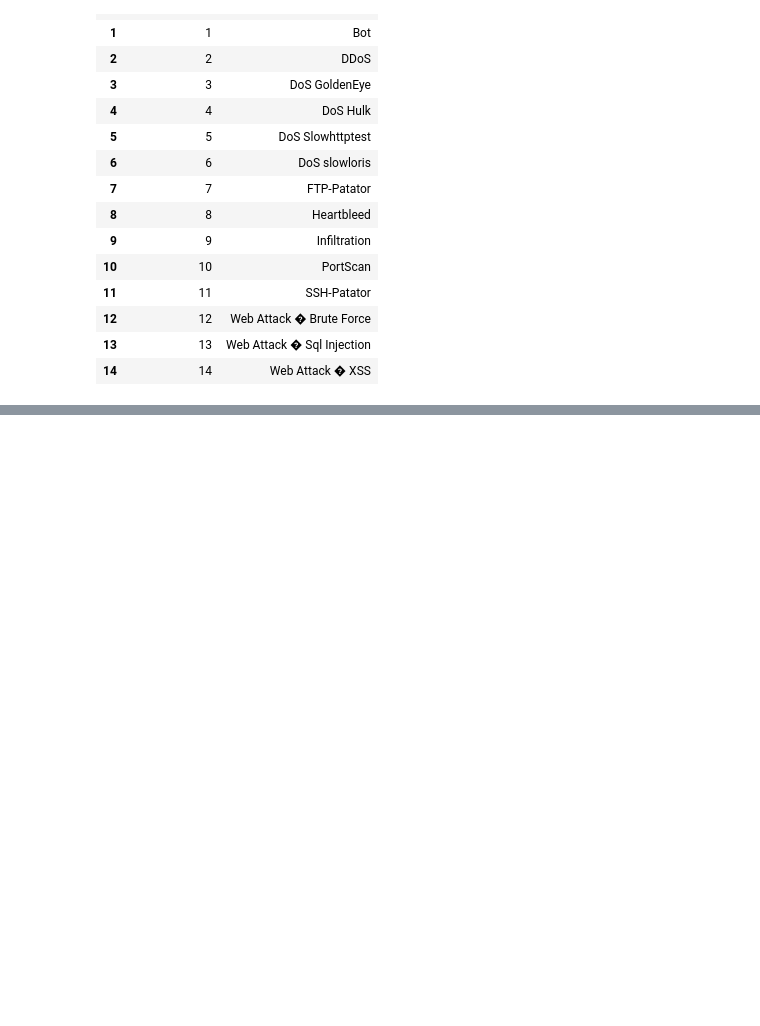
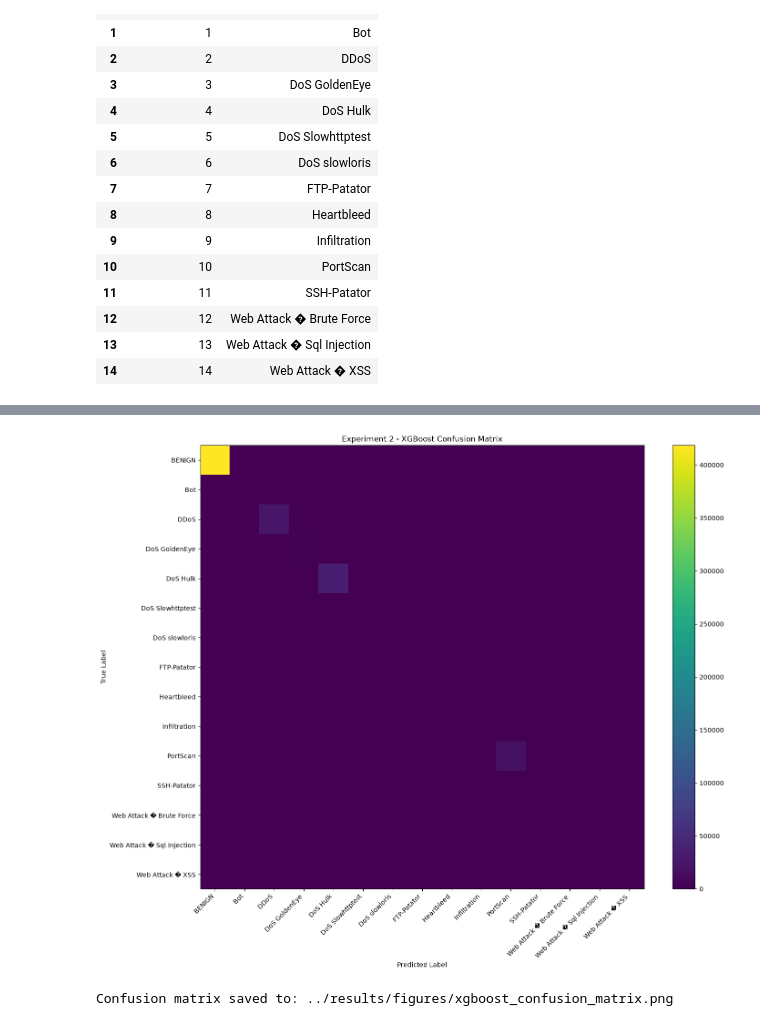
Before and after one commit to UzairShk/Privacy-Preserving-Federated-NIDS, a Jupyter notebook: notebooks/05_Baseline_Models.ipynb, the cells around one changed output, grey strips where cells are left out. Saved outputs shown, nothing was run; the diff lists cells and outputs as text; code cells hidden in the pictures; blank space fills up the shorter version.

```diff
--- a/notebooks/05_Baseline_Models.ipynb
+++ b/notebooks/05_Baseline_Models.ipynb
@@ -651,0 +3031,60 @@ NameError: name 'pd' is not defined
+# %%
+# =====================================================
+# SAVE FINAL XGBOOST CONFUSION MATRIX
+# =====================================================
+
+import matplotlib.pyplot as plt
+
+cm = confusion_matrix(
+    y_test_encoded,
+    xgb_predictions
+)
+
+plt.figure(figsize=(15, 12))
+
+plt.imshow(cm, interpolation="nearest")
+plt.title(
+    "Experiment 2 - XGBoost Confusion Matrix"
+)
+
+plt.colorbar()
+
+classes = label_encoder.classes_
+
+tick_marks = range(len(classes))
+
+plt.xticks(
+    tick_marks,
+    classes,
+    rotation=45,
+    ha="right"
+)
+
+plt.yticks(
+    tick_marks,
+    classes
+)
+
+plt.xlabel("Predicted Label")
+plt.ylabel("True Label")
+
+plt.tight_layout()
+
+cm_path = (
+    "../results/figures/xgboost_confusion_matrix.png"
+)
+
+plt.savefig(
+    cm_path,
+    dpi=300,
+    bbox_inches="tight"
+)
+
+plt.show()
+
+print(
+    f"Confusion matrix saved to: {cm_path}"
+)
+# %% [output]
+[figure, added]
+Confusion matrix saved to: ../results/figures/xgboost_confusion_matrix.png
```
Also changed, not shown: parts of 38 cells of this notebook, 2 other files.
